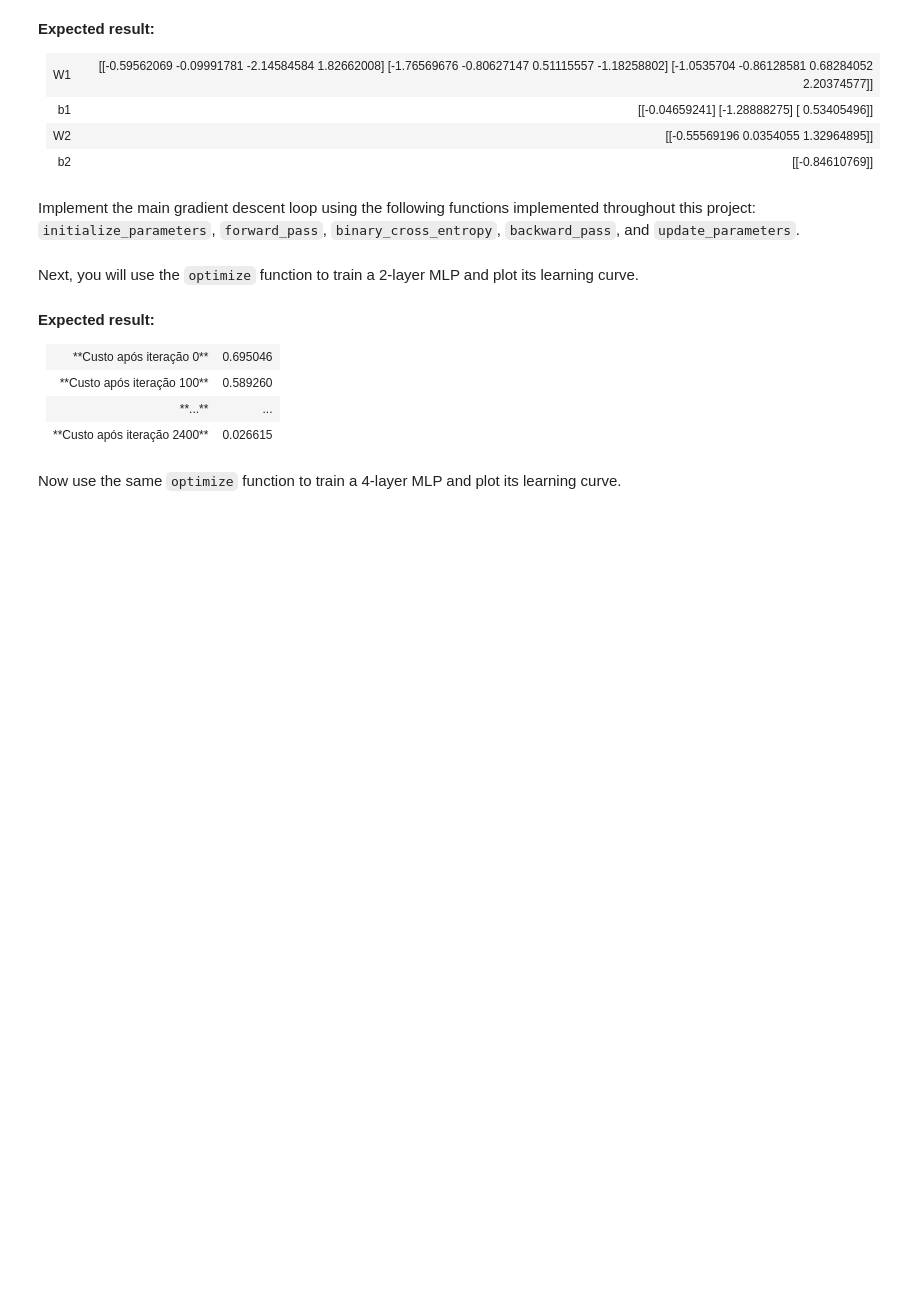
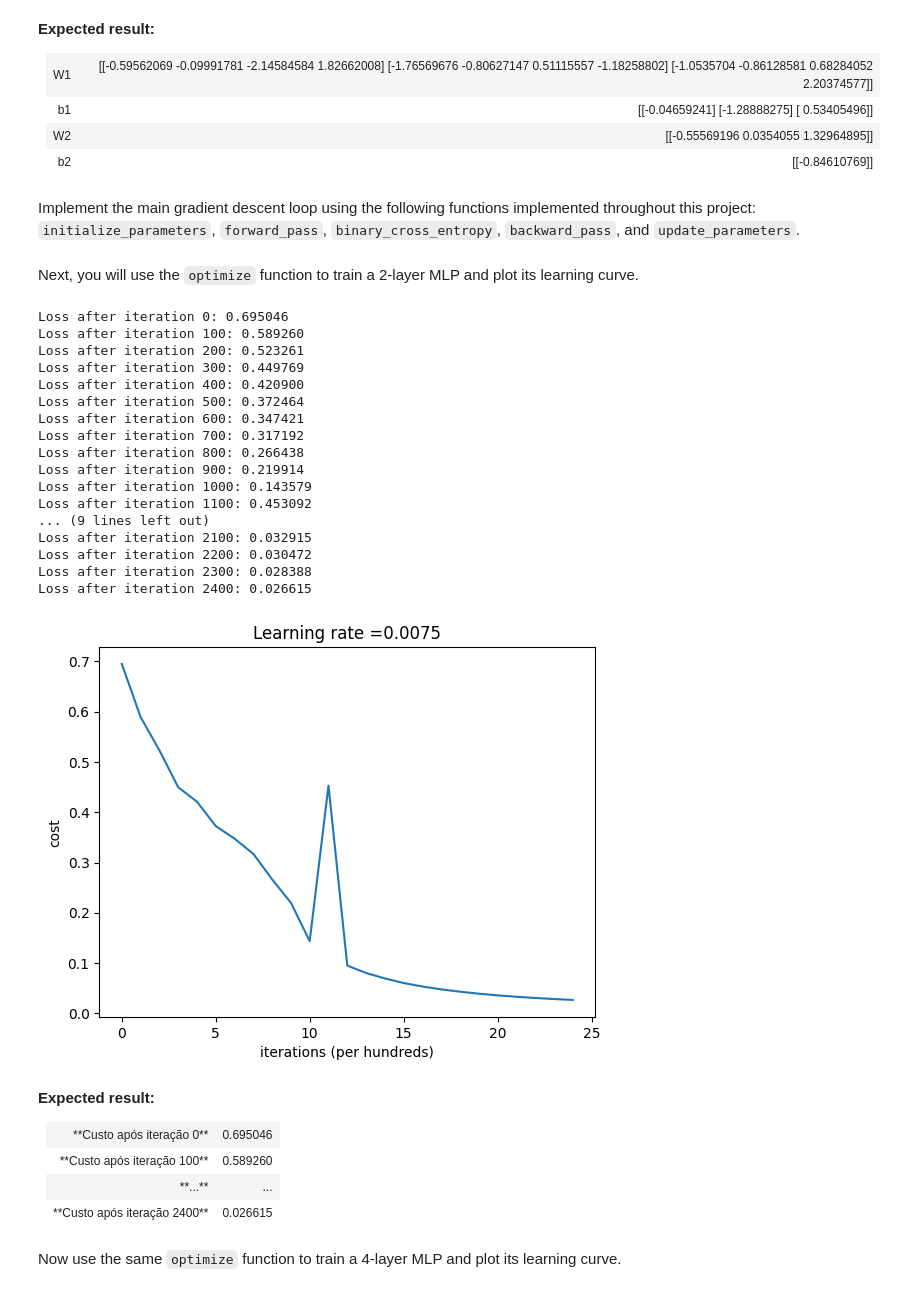
Before and after one commit to gabridulol/nn-and-dl, a Jupyter notebook: pa2_multilayer_perceptron.ipynb, the cells around one changed output. Cells and saved outputs as stored; diff of their text form; code cells hidden in the pictures; blank space fills up the shorter version.

```diff
--- a/pa2_multilayer_perceptron.ipynb
+++ b/pa2_multilayer_perceptron.ipynb
@@ -753,12 +810,14 @@ def linear_activation_backward(dA, cache, activation):
 
     if activation == "relu":
         ### YOUR CODE STARTS HERE ### ~2 lines
-
+        dZ = relu_backward(dA, activation_cache)
+        dA_prev, dW, db = linear_backward(dZ, linear_cache)
         ### YOUR CODE ENDS HERE ###
 
     elif activation == "sigmoid":
         ### YOUR CODE STARTS HERE ### ~2 lines
-
+        dZ = sigmoid_backward(dA, activation_cache)
+        dA_prev, dW, db = linear_backward(dZ, linear_cache)
         ### YOUR CODE ENDS HERE ###
 
     return dA_prev, dW, db
@@ -792,18 +851,23 @@ def backward_pass(Y_hat, Y, caches):
 
     # Compute d_Yhat to initialize the backpropagation
     ### YOUR CODE STARTS HERE ### ~1 line
-
+    dY_hat = - (np.divide(Y, Y_hat) - np.divide(1 - Y, 1 - Y_hat))
     ### YOUR CODE ENDS HERE ###
 
     # Lth layer (SIGMOID -> LINEAR) gradients. Inputs: "Y_hat, Y, caches". Outputs: "grads["dAL"], grads["dWL"], grads["dbL"]
     ### YOUR CODE STARTS HERE ### ~2 lines
-
+    current_cache = caches[L-1]
+    grads["dA" + str(L)], grads["dW" + str(L)], grads["db" + str(L)] = linear_activation_backward(dY_hat, current_cache, activation='sigmoid')
     ### YOUR CODE ENDS HERE ###
 
     for l in reversed(range(L-1)):
         # lth layer: (RELU -> LINEAR) gradients.
         ### YOUR CODE STARTS HERE ### ~5 lines
-
+        current_cache = caches[l]
+        dA_prev_temp, dW_temp, db_temp = linear_activation_backward(grads["dA" + str(l + 2)], current_cache, activation='relu')
+        grads["dA" + str(l + 1)] = dA_prev_temp
+        grads["dW" + str(l + 1)] = dW_temp
+        grads["db" + str(l + 1)] = db_temp
         ### YOUR CODE ENDS HERE ###
 
     return grads
@@ -876,7 +951,9 @@ def update_parameters(parameters, grads, learning_rate):
 
     # Update rule for each parameter. Use a for loop.
     ### YOUR CODE STARTS HERE ### ~3 lines
-
+    for l in range(1, L + 1):
+        parameters["W" + str(l)] -= learning_rate * grads["dW" + str(l)]
+        parameters["b" + str(l)] -= learning_rate * grads["db" + str(l)]
     ### YOUR CODE ENDS HERE ###
 
     return parameters
@@ -946,29 +1032,29 @@ def optimize(X, Y, layers_dims, learning_rate = 0.0075, num_iterations = 3000, p
 
     # Parameters initialization.
     ### YOUR CODE STARTS HERE ### ~1 line
-
+    parameters = initialize_parameters(layers_dims)
     ### YOUR CODE ENDS HERE ###
 
     # Loop (gradient descent)
     for i in range(0, num_iterations):
         # Forward propagation: [LINEAR -> RELU]*(L-1) -> LINEAR -> SIGMOID.
         ### YOUR CODE STARTS HERE ### ~1 line
-
+        Y_hat, caches = forward_pass(X, parameters)
         ### YOUR CODE ENDS HERE ###
 
         # Compute cost.
         ### YOUR CODE STARTS HERE ### ~1 line
-
+        loss = binary_cross_entropy(Y_hat, Y)
         ### YOUR CODE ENDS HERE ###
 
         # Backward propagation.
         ### YOUR CODE STARTS HERE ### ~1 line
-
+        grads = backward_pass(Y_hat, Y, caches)
         ### YOUR CODE ENDS HERE ###
 
         # Update parameters.
         ### YOUR CODE STARTS HERE ### ~1 line
-
+        parameters = update_parameters(parameters, grads, learning_rate)
         ### YOUR CODE ENDS HERE ###
 
         # Print the cost every 100 training example
@@ -983,15 +1069,34 @@ Next, you will use the `optimize` function to train a 2-layer MLP and plot its l
 # %%
 learning_rate = 0.0075
 layers_dims = [12288, 7, 1]
 
-parameters_2layers, losses_2layers = optimize(train_x, train_y, layers_dims, learning_rate, num_iterations = 2500, print_cost = True)
+parameters_2layers, losses_2layers = optimize(train_set_x, train_set_y, layers_dims, learning_rate, num_iterations = 2500, print_cost = True)
 
 # plot the cost
 plt.plot(np.squeeze(losses_2layers))
 plt.ylabel('cost')
 plt.xlabel('iterations (per hundreds)')
 plt.title("Learning rate =" + str(learning_rate))
 plt.show()
+# %% [output]
+Loss after iteration 0: 0.695046
+Loss after iteration 100: 0.589260
+Loss after iteration 200: 0.523261
+Loss after iteration 300: 0.449769
+Loss after iteration 400: 0.420900
+Loss after iteration 500: 0.372464
+Loss after iteration 600: 0.347421
+Loss after iteration 700: 0.317192
+Loss after iteration 800: 0.266438
+Loss after iteration 900: 0.219914
+Loss after iteration 1000: 0.143579
+Loss after iteration 1100: 0.453092
+... (9 lines left out)
+Loss after iteration 2100: 0.032915
+Loss after iteration 2200: 0.030472
+Loss after iteration 2300: 0.028388
+Loss after iteration 2400: 0.026615
+[figure, added]
 # %% [markdown]
 **Expected result:**
 <table>
```
Also changed, not shown: parts of 24 cells of this notebook.
